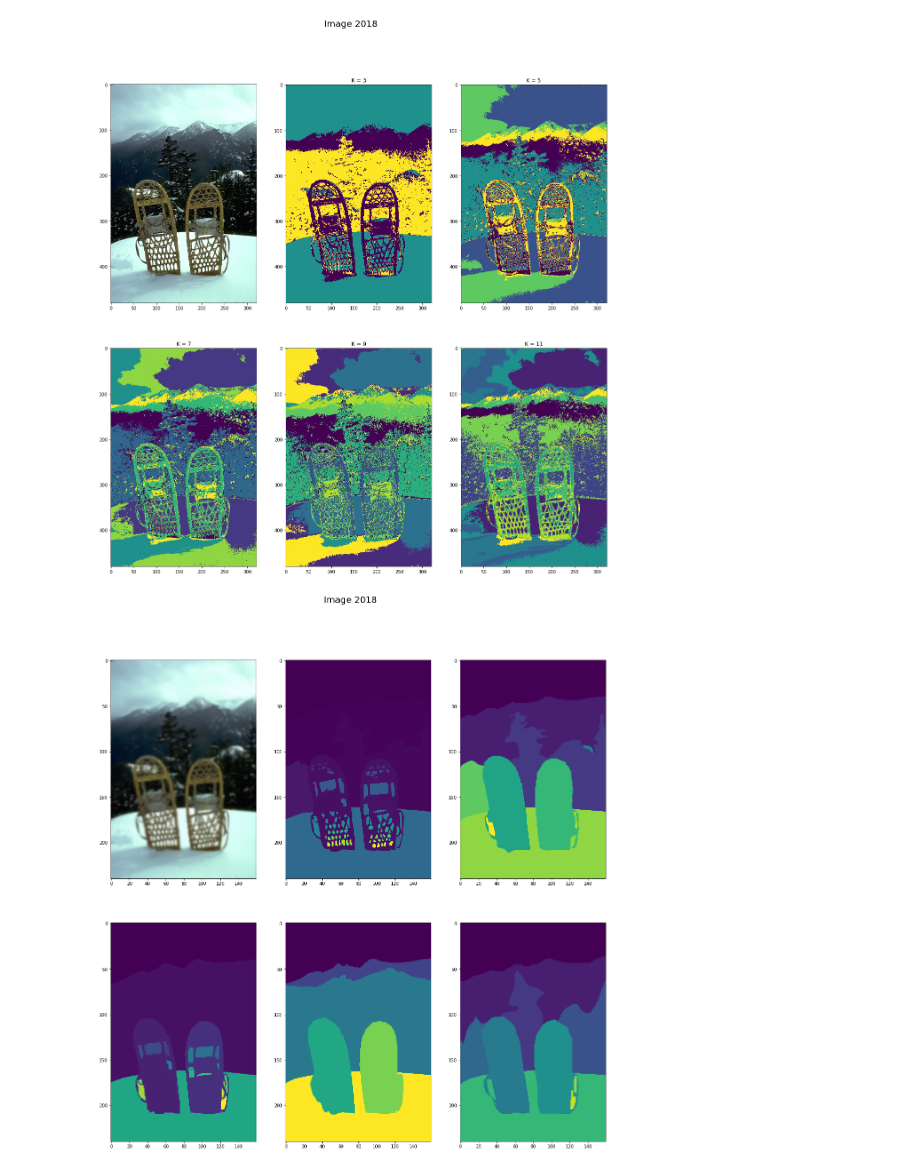
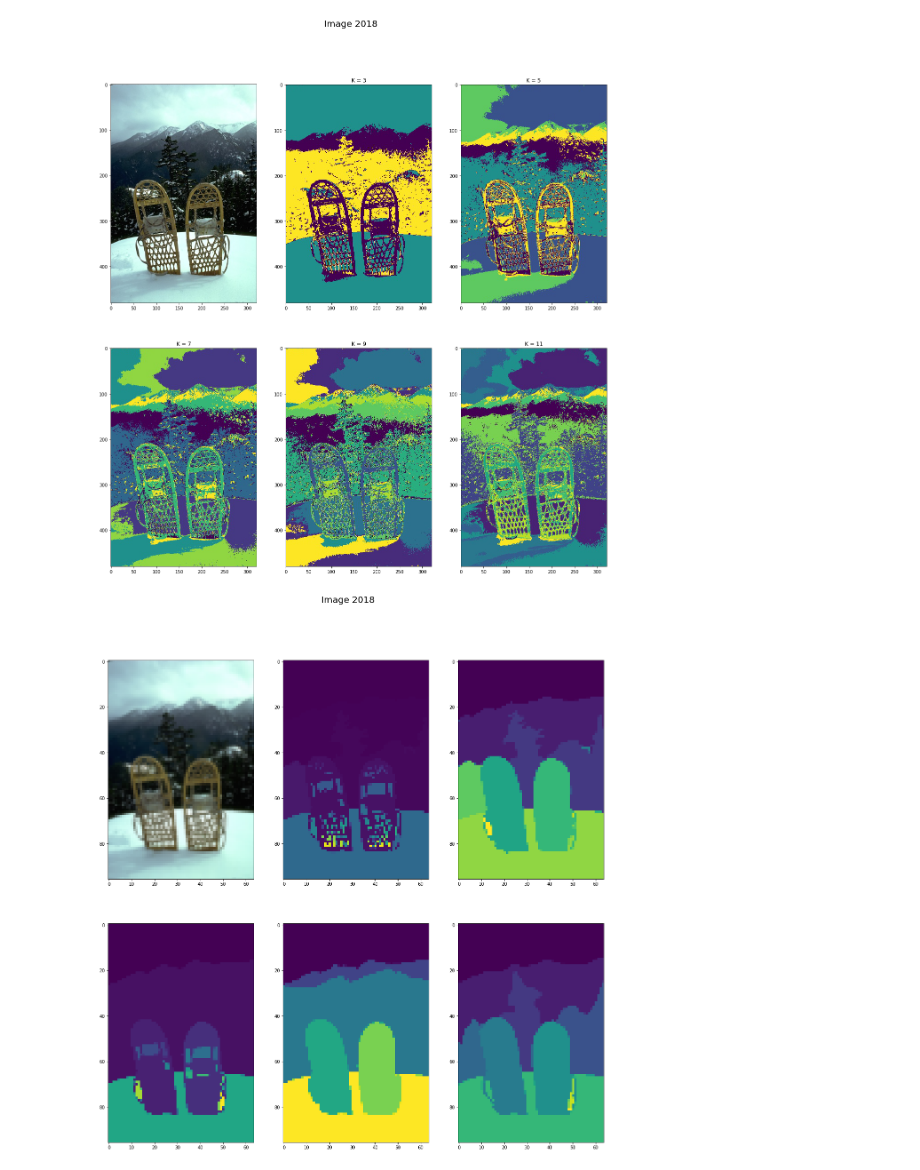
Before and after one commit to AmrMohamedNasr/Image-Segmentation, a Jupyter notebook: image_segmentation.ipynb, the cells around one changed output. Drawn from its saved outputs; the diff is of its cells as text; code cells hidden in the pictures.

```diff
--- a/image_segmentation.ipynb
+++ b/image_segmentation.ipynb
@@ -185,12 +185,12 @@ show_cluster_img(real_data, k_results, names, 0, k_param);
 # %% [output]
 [figure]
 # %%
-resize_to = 0.5;
+resize_to = 0.2;
 mod_data = resize_real_img(real_data, resize_to, sigma = 2);
 mod_gt = resize_gt_img(real_gt, resize_to, sigma = 2);
 show_img(mod_data, mod_gt, names, 0);
 # %% [output]
-[figure, old version]
+[figure, new version]
 # %%
 ## Spectral clustering with different k
 do_spectral_clustering = True;
```
Also changed, not shown: parts of 1 cell of this notebook.
